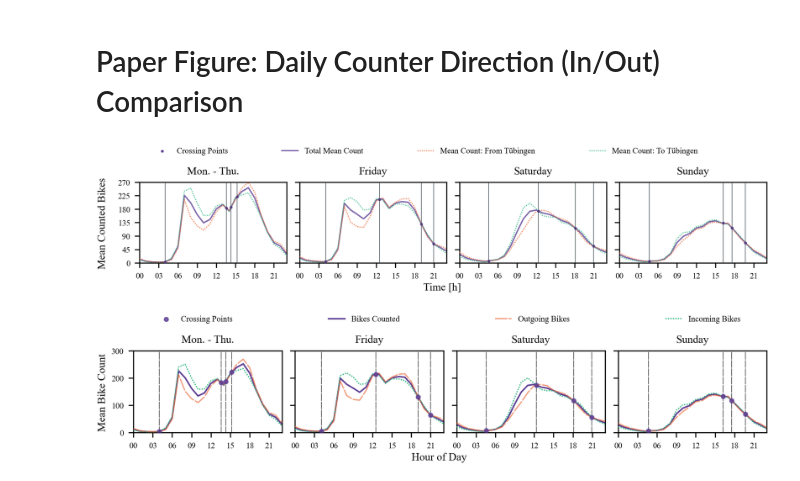
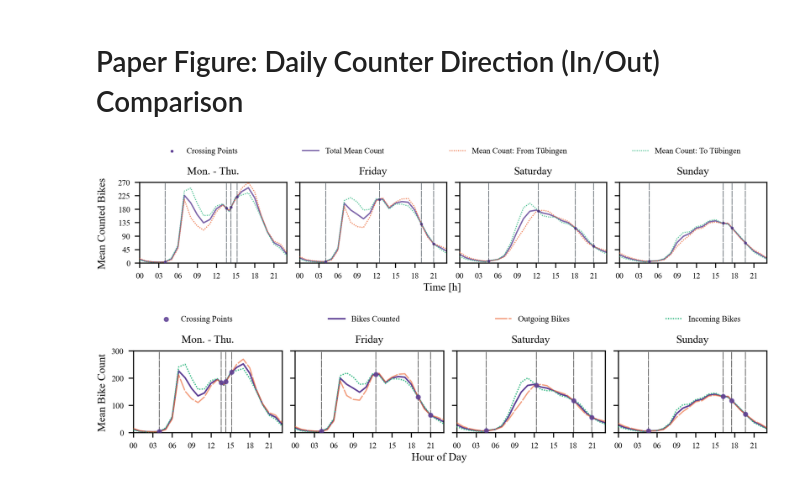
Before and after one commit to TinaTruong023/data-literacy_TypicalTueBiker, a Jupyter notebook: doc/fig/n_fig_daily_directions.ipynb, the cells around one changed output. Drawn from its saved outputs; the diff is of its cells as text; code cells hidden in the pictures.

```diff
--- a/doc/fig/n_fig_daily_directions.ipynb
+++ b/doc/fig/n_fig_daily_directions.ipynb
@@ -112,39 +112,39 @@ for i, ax in enumerate(axs):
             x,
             c=ct.NEUTRAL_COLORS[0],
             alpha=.8,
-            linestyle="-",
+            linestyle=(2,(10,1)),
             zorder=10,
             label=label,
             lw=.5
         )
     ax.set_title(labels[i])
     # if i % 2 == 0:
     #     ax.set_ylabel("Mean Counted Bikes")
     # if i >= 2:
     #     ax.set_xlabel("Hour of Day")
     # l = np.arange(0, , 0.25)
     # ax.set(yticks=l, yticklabels=l)
     ax.set_ylim(0, 270)
     ax.set_yticks(range(0, 300, 45))
     ax.set_xticks(range(0, 20+3, 3))
     ax.set_xlim(0,23)
     ax.set_xticklabels([f"{h:02d}" for h in range(0, 20+3, 3)])
     # ax.set_xticks(range(0, 24+4, 4))
     # ax.set_xticklabels([f"{h:02d}" for h in range(0, 24+4, 4)])
     # ax.grid(lw=0.3, ls="-", alpha=.5)
 fig.text(0.5, -0.05, 'Time [h]', ha='center')
 fig.text(-0.025, 0.5, 'Mean Counted Bikes', va='center', rotation='vertical')
 handles, labels = ax.get_legend_handles_labels()
 unique = [(h, l) for i, (h, l) in enumerate(zip(handles, labels)) if l not in labels[:i]]
 unique.reverse()
 # fig.legend(*zip(*unique), bbox_to_anchor=(0.5,1.125), loc="upper center", ncol=2, frameon=False)
 # plt.suptitle("Mean Hourly Counts @ Fahrradtunnel & Steinlachallee")
-fig.legend(*zip(*unique), bbox_to_anchor=(.05,1,.85,0.2), mode="expand", loc="lower center", ncol=4, frameon=False)
+fig.legend(*zip(*unique), bbox_to_anchor=(.065,1,.9,0.2), mode="expand", loc="lower center", ncol=4, frameon=False)
 fig.align_labels()
 plt.show()
 # plt.savefig("fig_daily_directions_fw_lines.pdf")
 # %% [output]
-[figure, old version]
+[figure, new version]
 # %%
 df = bd.get_hourly_data(counter_id=[100003358, 100003359])
 
```
Also changed, not shown: parts of 1 cell of this notebook, 1 other file.
